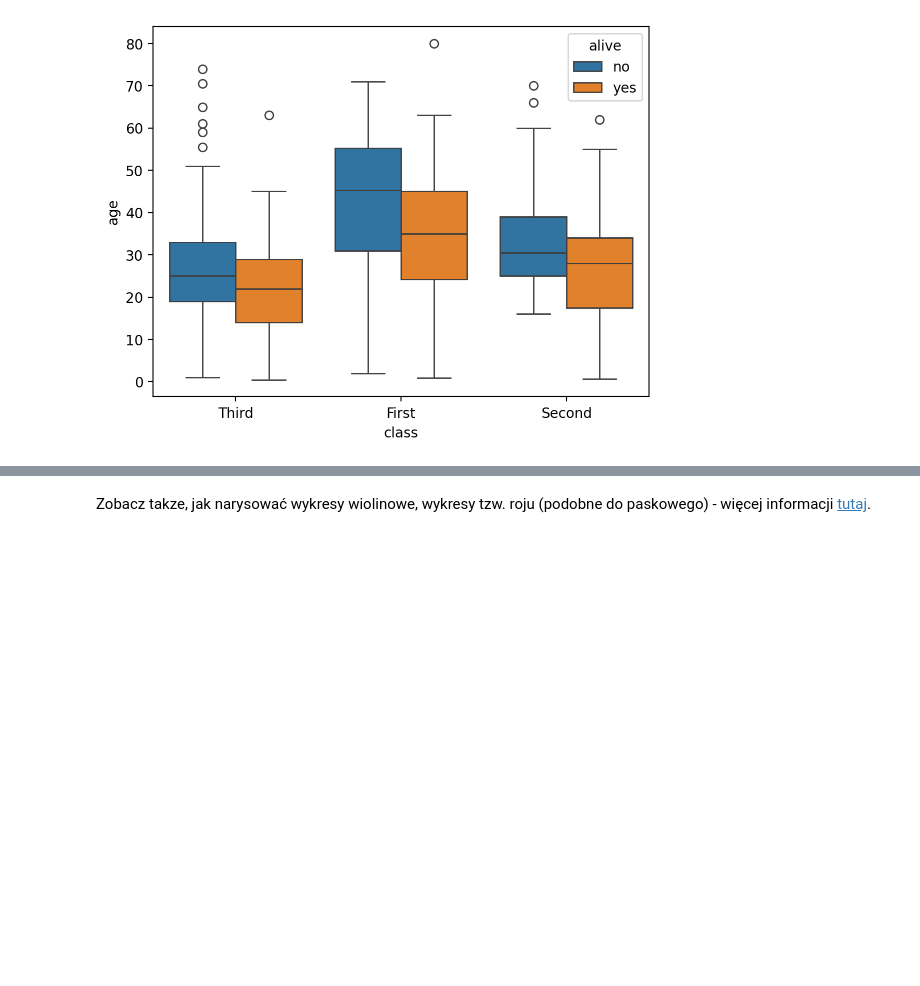
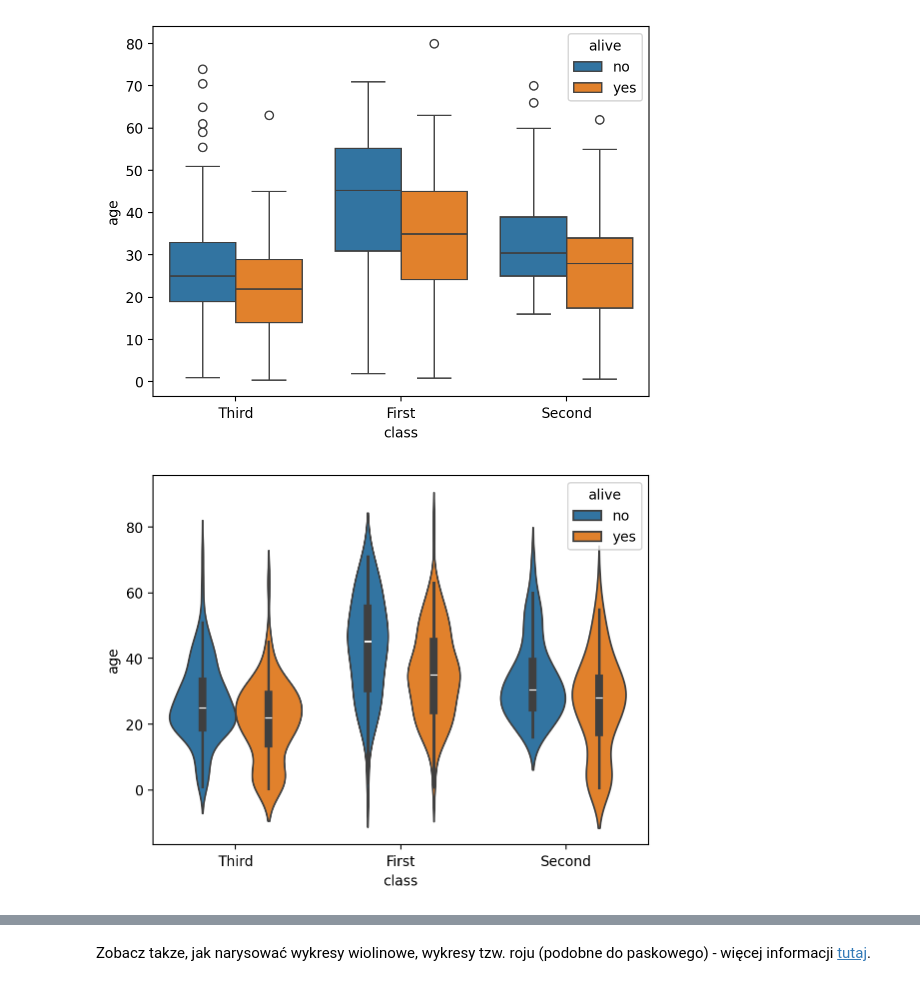
Before and after one commit to MagdaGielazyn/gdansk_pw, a Jupyter notebook: sad-main/06-dataviz-seaborn.ipynb, the cells around one changed output, grey strips where cells are left out. Drawn from its saved outputs; the diff is of its cells as text; code cells hidden in the pictures; blank space fills up the shorter version.

```diff
--- a/sad-main/06-dataviz-seaborn.ipynb
+++ b/sad-main/06-dataviz-seaborn.ipynb
@@ -394,3 +401,7 @@ Narysujmy pionowy wykres pudełkowy z zagnieżdżonym grupowaniem według dwóch
 sns.boxplot(data=titanic, x="class", y="age", hue="alive");
 # %% [output]
 [figure]
+# %%
+sns.violinplot(data=titanic, x="class", y="age", hue="alive");
+# %% [output]
+[figure, added]
```
Also changed, not shown: parts of 7 cells of this notebook.
